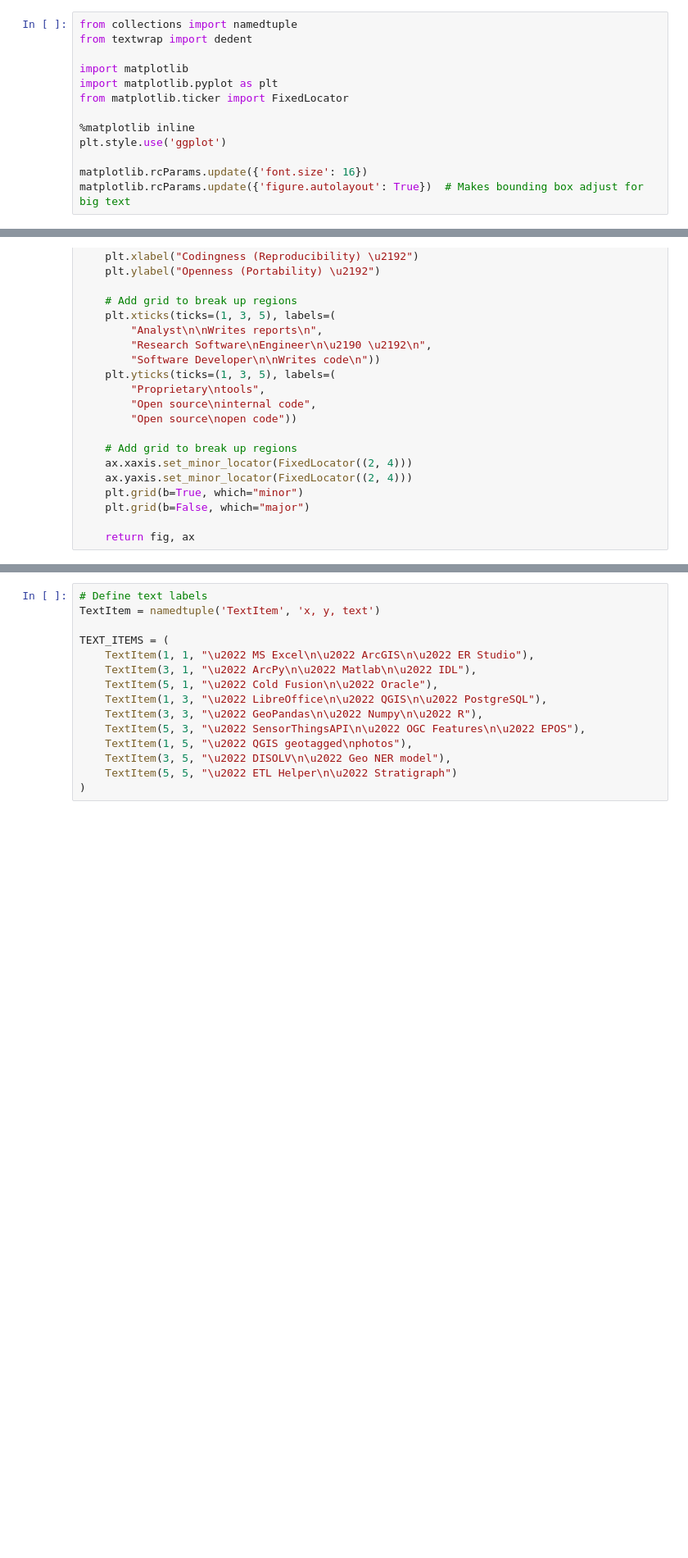
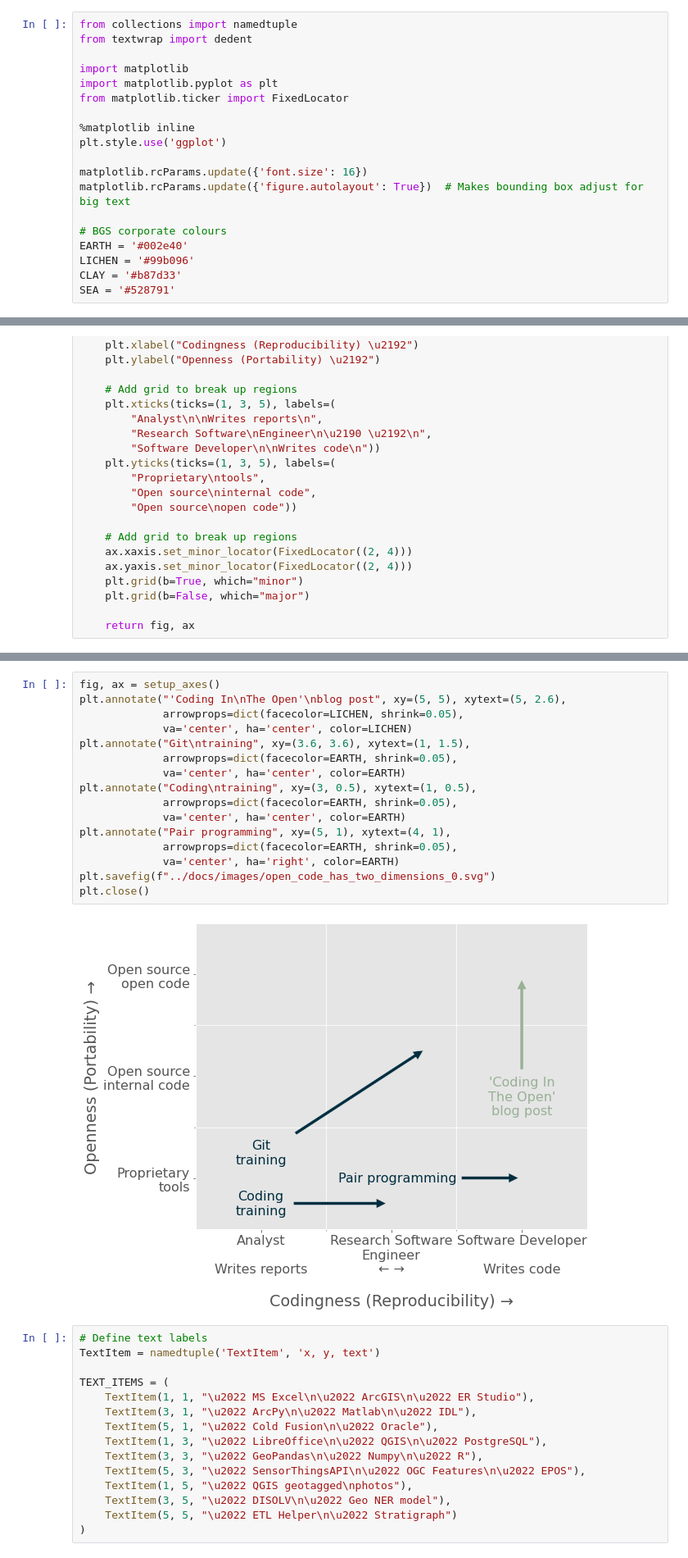
Before and after one commit to volcan01010/coding-in-the-open, a Jupyter notebook: misc/open_code_has_two_dimensions.ipynb, the cells around one changed output, grey strips where cells are left out. Shown: that part at 82% size. Cells and saved outputs as stored; diff of their text form; blank space fills up the shorter version.

Commit message:
Arrows on figures, more CSS tweaks, UKGEOS

```diff
--- a/misc/open_code_has_two_dimensions.ipynb
+++ b/misc/open_code_has_two_dimensions.ipynb
@@ -11,6 +11,12 @@ plt.style.use('ggplot')
 
 matplotlib.rcParams.update({'font.size': 16})
 matplotlib.rcParams.update({'figure.autolayout': True})  # Makes bounding box adjust for big text
+
+# BGS corporate colours
+EARTH = '#002e40'
+LICHEN = '#99b096'
+CLAY = '#b87d33'
+SEA = '#528791'
 # %%
 def setup_axes():
     """Prepare blank axes"""
@@ -48,3 +54,21 @@ plt.close()
+# %%
+fig, ax = setup_axes()
+plt.annotate("'Coding In\nThe Open'\nblog post", xy=(5, 5), xytext=(5, 2.6),
+             arrowprops=dict(facecolor=LICHEN, shrink=0.05),
+             va='center', ha='center', color=LICHEN)
+plt.annotate("Git\ntraining", xy=(3.6, 3.6), xytext=(1, 1.5),
+             arrowprops=dict(facecolor=EARTH, shrink=0.05),
+             va='center', ha='center', color=EARTH)
+plt.annotate("Coding\ntraining", xy=(3, 0.5), xytext=(1, 0.5),
+             arrowprops=dict(facecolor=EARTH, shrink=0.05),
+             va='center', ha='center', color=EARTH)
+plt.annotate("Pair programming", xy=(5, 1), xytext=(4, 1),
+             arrowprops=dict(facecolor=EARTH, shrink=0.05),
+             va='center', ha='right', color=EARTH)
+plt.savefig(f"../docs/images/open_code_has_two_dimensions_0.svg")
+plt.close()
+# %% [output]
+[figure, added]
 # %%
 # Define text labels
 TextItem = namedtuple('TextItem', 'x, y, text')
```
Also changed, not shown: parts of 3 cells of this notebook, 7 other files.
